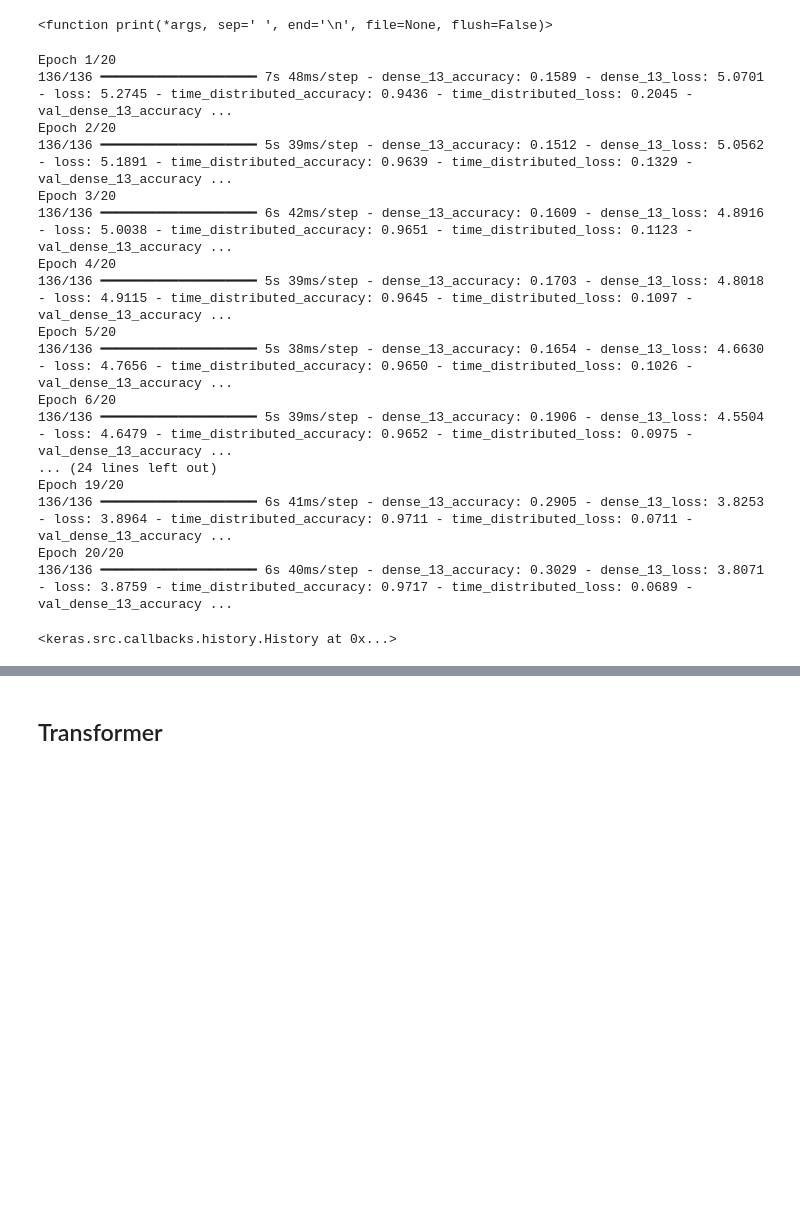
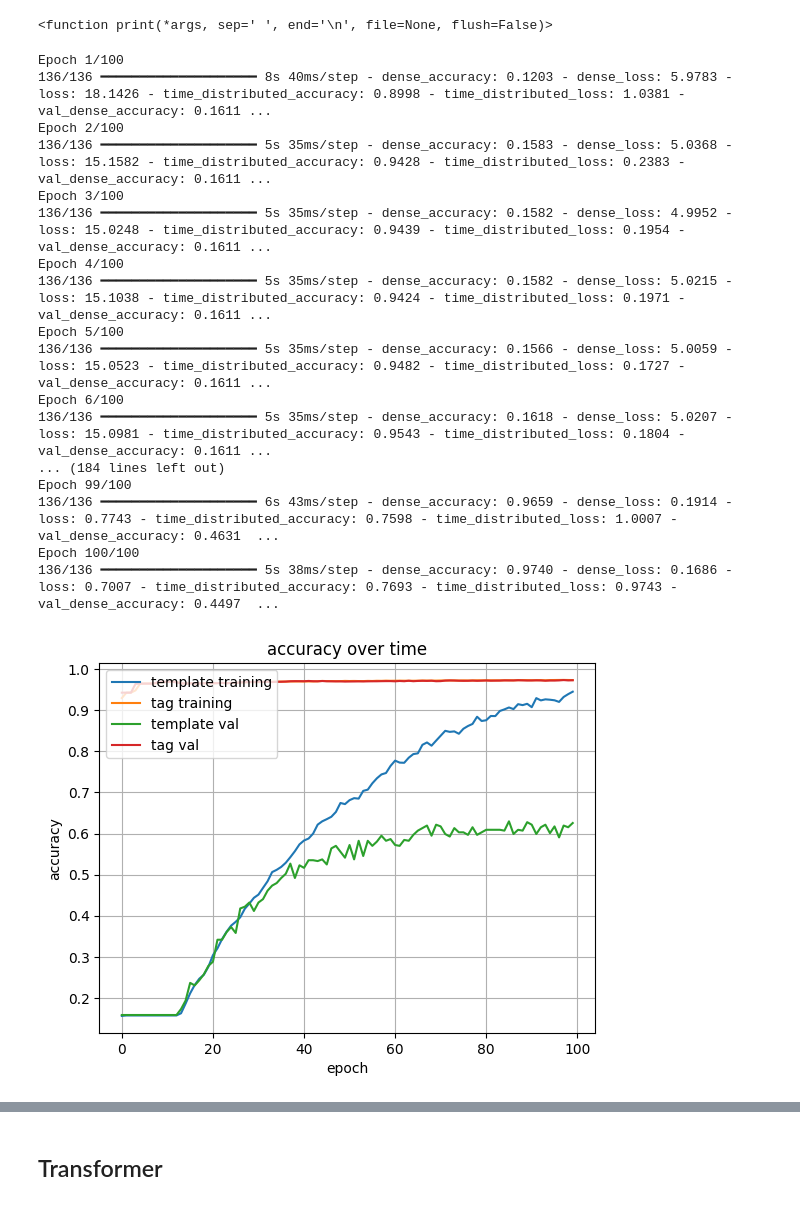
Before and after one commit to SparkyWen/5046_NLP_A4, a Jupyter notebook: classification.ipynb, the cells around one changed output, grey strips where cells are left out. Cells and saved outputs as stored; diff of their text form; code cells hidden in the pictures; blank space fills up the shorter version.

Commit message:
get lstm running

```diff
--- a/classification.ipynb
+++ b/classification.ipynb
@@ -921,27 +911,35 @@ GetAccuracy(fullTrueTemplate, fullPredictedTemplate)
 # %% [markdown]
 ## LSTM
 # %%
+
+
 def GetLSTMModel(datasets: Datasets):
     numTags = len(tagToIdDictionary.keys())
     numClasses = len(datasets.sqlTemplateToIds.keys()) + 1
 
     # Model definition
     inputs = keras.Input(shape=(None,), dtype="int64")
-    x = layers.Embedding(MAX_FEATURES, EMBEDDING_DIMENSIONS)(inputs)
+    x = layers.Embedding(1000, 256)(inputs)
     #x = layers.GlobalAveragePooling1D()(x)
-    x = layers.LSTM(64, return_sequences=True)(x)
-    lstm_out, state_h, _state_c = layers.LSTM(64, return_sequences=True, return_state=True)(x)
+    x = layers.LSTM(128, return_sequences=True)(x)
+    x = layers.Dropout(.2)(x)
+    lstm_out, state_h, _state_c = layers.LSTM(numTags, return_sequences=True, return_state=True)(x)
+    x = layers.Dropout(.2)(x)
 
-    tagOutput = layers.TimeDistributed(layers.Dense(numTags, activation='softmax'))(lstm_out)
-    template_output = layers.Dense(numClasses, activation='softmax')(state_h)
-    #x = layers.Dropout(.5)(x)
+    tagOutput = layers.TimeDistributed(layers.Dense(numTags, activation='softmax'), name="time_distributed")(lstm_out)
+    template_output = layers.Dense(numClasses, activation='softmax', name="dense")(state_h)
+
     #x = layers.Dense(8, activation="relu")(x)
     #x = layers.Dropout(.5)(x)
     model = keras.Model(inputs=inputs, outputs=(tagOutput, template_output))
     # Compile the model
     model.compile(
         optimizer="adam",
-        loss='sparse_categorical_crossentropy',  # for integer labels
+        loss={
+        "time_distributed": "sparse_categorical_crossentropy",
+        "dense": "sparse_categorical_crossentropy"
+    },
+    loss_weights={"time_distributed": .2, "dense": 3.0},  # adjust as needed,
         metrics=["accuracy", "accuracy"]
     )
     return model
@@ -972,24 +970,43 @@ testingTagIdArray = GetTagNumpyArray(QuestionDatasets.testingData)
 testingSqlIdArray = np.array(QuestionDatasets.testingData['sql-id'])
 
 
-LSTMModel.fit(x=np.array(vectorizedTrainingText), y=(trainingTagIdArray , trainingSqlIdArray), validation_data=(np.array(vectorizedValidationText), (validationTagIdArray, validationSqlIdArray)), epochs=20, batch_size=32)
+history = LSTMModel.fit(x=np.array(vectorizedTrainingText), y=(trainingTagIdArray , trainingSqlIdArray), validation_data=(np.array(vectorizedTestingText), (testingTagIdArray, testingSqlIdArray)), epochs=100, batch_size=32)
 # %% [output]
-Epoch 1/20
-136/136 ━━━━━━━━━━━━━━━━━━━━ 7s 48ms/step - dense_13_accuracy: 0.1589 - dense_13_loss: 5.0701 - loss: 5.2745 - time_distributed_accuracy: 0.9436 - time_distributed_loss: 0.2045 - val_dense_13_accuracy ...
-Epoch 2/20
-136/136 ━━━━━━━━━━━━━━━━━━━━ 5s 39ms/step - dense_13_accuracy: 0.1512 - dense_13_loss: 5.0562 - loss: 5.1891 - time_distributed_accuracy: 0.9639 - time_distributed_loss: 0.1329 - val_dense_13_accuracy ...
-Epoch 3/20
-136/136 ━━━━━━━━━━━━━━━━━━━━ 6s 42ms/step - dense_13_accuracy: 0.1609 - dense_13_loss: 4.8916 - loss: 5.0038 - time_distributed_accuracy: 0.9651 - time_distributed_loss: 0.1123 - val_dense_13_accuracy ...
-Epoch 4/20
-136/136 ━━━━━━━━━━━━━━━━━━━━ 5s 39ms/step - dense_13_accuracy: 0.1703 - dense_13_loss: 4.8018 - loss: 4.9115 - time_distributed_accuracy: 0.9645 - time_distributed_loss: 0.1097 - val_dense_13_accuracy ...
-Epoch 5/20
-136/136 ━━━━━━━━━━━━━━━━━━━━ 5s 38ms/step - dense_13_accuracy: 0.1654 - dense_13_loss: 4.6630 - loss: 4.7656 - time_distributed_accuracy: 0.9650 - time_distributed_loss: 0.1026 - val_dense_13_accuracy ...
-Epoch 6/20
-136/136 ━━━━━━━━━━━━━━━━━━━━ 5s 39ms/step - dense_13_accuracy: 0.1906 - dense_13_loss: 4.5504 - loss: 4.6479 - time_distributed_accuracy: 0.9652 - time_distributed_loss: 0.0975 - val_dense_13_accuracy ...
-... (24 lines left out)
-Epoch 19/20
-136/136 ━━━━━━━━━━━━━━━━━━━━ 6s 41ms/step - dense_13_accuracy: 0.2905 - dense_13_loss: 3.8253 - loss: 3.8964 - time_distributed_accuracy: 0.9711 - time_distributed_loss: 0.0711 - val_dense_13_accuracy ...
-Epoch 20/20
-136/136 ━━━━━━━━━━━━━━━━━━━━ 6s 40ms/step - dense_13_accuracy: 0.3029 - dense_13_loss: 3.8071 - loss: 3.8759 - time_distributed_accuracy: 0.9717 - time_distributed_loss: 0.0689 - val_dense_13_accuracy ...
+Epoch 1/100
+136/136 ━━━━━━━━━━━━━━━━━━━━ 8s 40ms/step - dense_accuracy: 0.1203 - dense_loss: 5.9783 - loss: 18.1426 - time_distributed_accuracy: 0.8998 - time_distributed_loss: 1.0381 - val_dense_accuracy: 0.1611 ...
+Epoch 2/100
+136/136 ━━━━━━━━━━━━━━━━━━━━ 5s 35ms/step - dense_accuracy: 0.1583 - dense_loss: 5.0368 - loss: 15.1582 - time_distributed_accuracy: 0.9428 - time_distributed_loss: 0.2383 - val_dense_accuracy: 0.1611 ...
+Epoch 3/100
+136/136 ━━━━━━━━━━━━━━━━━━━━ 5s 35ms/step - dense_accuracy: 0.1582 - dense_loss: 4.9952 - loss: 15.0248 - time_distributed_accuracy: 0.9439 - time_distributed_loss: 0.1954 - val_dense_accuracy: 0.1611 ...
+Epoch 4/100
+136/136 ━━━━━━━━━━━━━━━━━━━━ 5s 35ms/step - dense_accuracy: 0.1582 - dense_loss: 5.0215 - loss: 15.1038 - time_distributed_accuracy: 0.9424 - time_distributed_loss: 0.1971 - val_dense_accuracy: 0.1611 ...
+Epoch 5/100
+136/136 ━━━━━━━━━━━━━━━━━━━━ 5s 35ms/step - dense_accuracy: 0.1566 - dense_loss: 5.0059 - loss: 15.0523 - time_distributed_accuracy: 0.9482 - time_distributed_loss: 0.1727 - val_dense_accuracy: 0.1611 ...
+Epoch 6/100
+136/136 ━━━━━━━━━━━━━━━━━━━━ 5s 35ms/step - dense_accuracy: 0.1618 - dense_loss: 5.0207 - loss: 15.0981 - time_distributed_accuracy: 0.9543 - time_distributed_loss: 0.1804 - val_dense_accuracy: 0.1611 ...
+... (184 lines left out)
+Epoch 99/100
+136/136 ━━━━━━━━━━━━━━━━━━━━ 6s 43ms/step - dense_accuracy: 0.9659 - dense_loss: 0.1914 - loss: 0.7743 - time_distributed_accuracy: 0.7598 - time_distributed_loss: 1.0007 - val_dense_accuracy: 0.4631  ...
+Epoch 100/100
+136/136 ━━━━━━━━━━━━━━━━━━━━ 5s 38ms/step - dense_accuracy: 0.9740 - dense_loss: 0.1686 - loss: 0.7007 - time_distributed_accuracy: 0.7693 - time_distributed_loss: 0.9743 - val_dense_accuracy: 0.4497  ...
-<keras.src.callbacks.history.History at 0x...>
+# %%
+import matplotlib.pyplot as pyplot
+
+def plotLSTMChange(history):
+    pyplot.title('accuracy over time')
+    pyplot.plot(history['dense_accuracy'])
+    pyplot.plot(history['time_distributed_accuracy'])
+    pyplot.plot(history['val_dense_accuracy'])
+    pyplot.plot(history['val_time_distributed_accuracy'])
+    pyplot.xlabel('epoch')
+    pyplot.ylabel('accuracy')
+    pyplot.legend(['template training', 'tag training', 'template val', 'tag val'], loc='upper left')
+    pyplot.grid(True)
+    pyplot.show()
+
+    pyplot.show()
+
+plotLSTMChange(history.history)
+# %% [output]
+[figure, added]
 # %%
```
Also changed, not shown: parts of 8 cells of this notebook.
